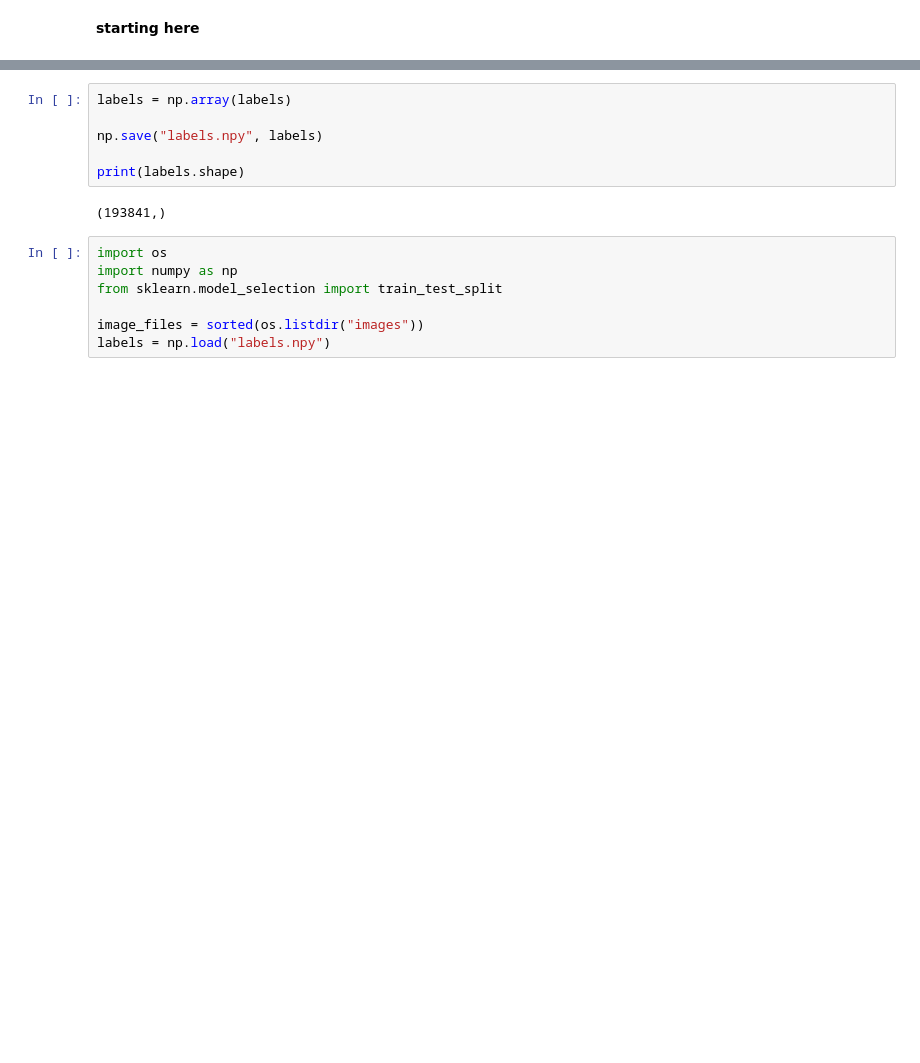
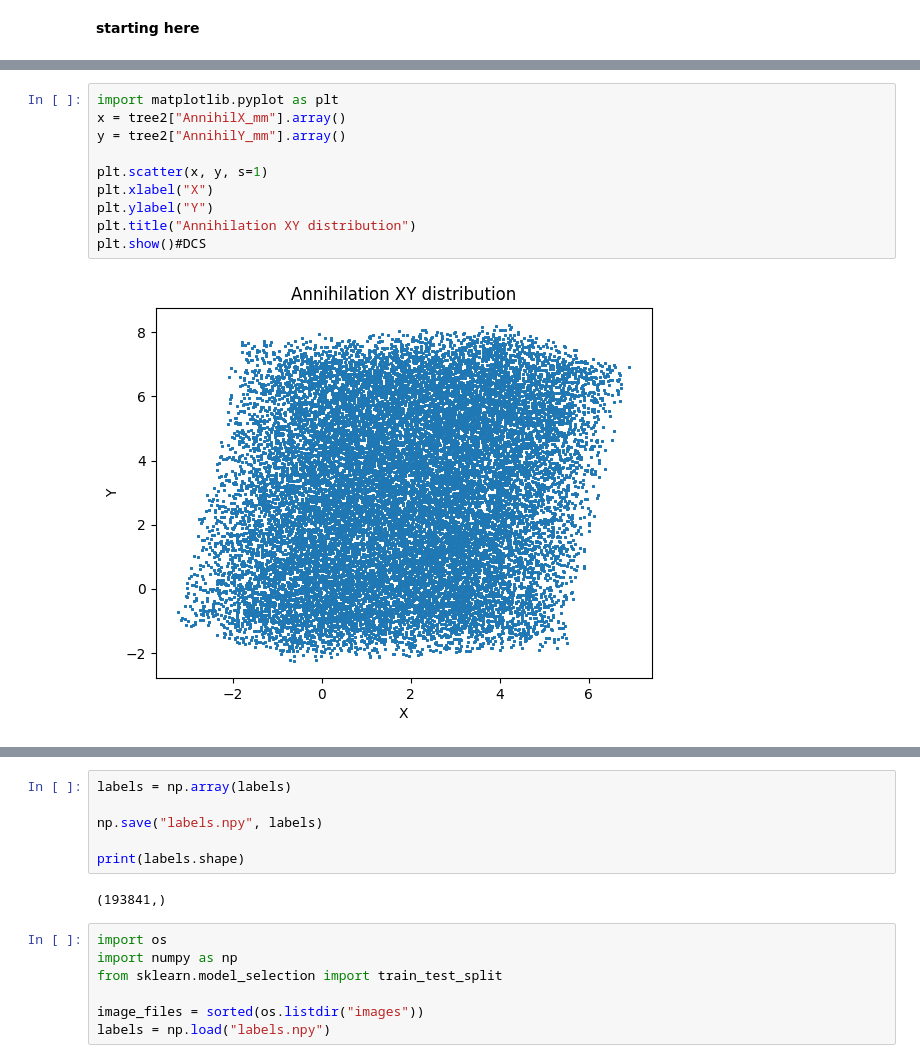
Before and after one commit to mw2304/SummerProject2026, a Jupyter notebook: Classification.ipynb, the cells around one changed output, grey strips where cells are left out. Saved outputs shown, nothing was run; the diff lists cells and outputs as text; blank space fills up the shorter version.

```diff
--- a/Classification.ipynb
+++ b/Classification.ipynb
@@ -57,0 +74,12 @@ branches = [
+# %%
+import matplotlib.pyplot as plt
+x = tree2["AnnihilX_mm"].array()
+y = tree2["AnnihilY_mm"].array()
+
+plt.scatter(x, y, s=1)
+plt.xlabel("X")
+plt.ylabel("Y")
+plt.title("Annihilation XY distribution")
+plt.show()#DCS
+# %% [output]
+[figure, added]
```
Also changed, not shown: parts of 7 cells of this notebook.
